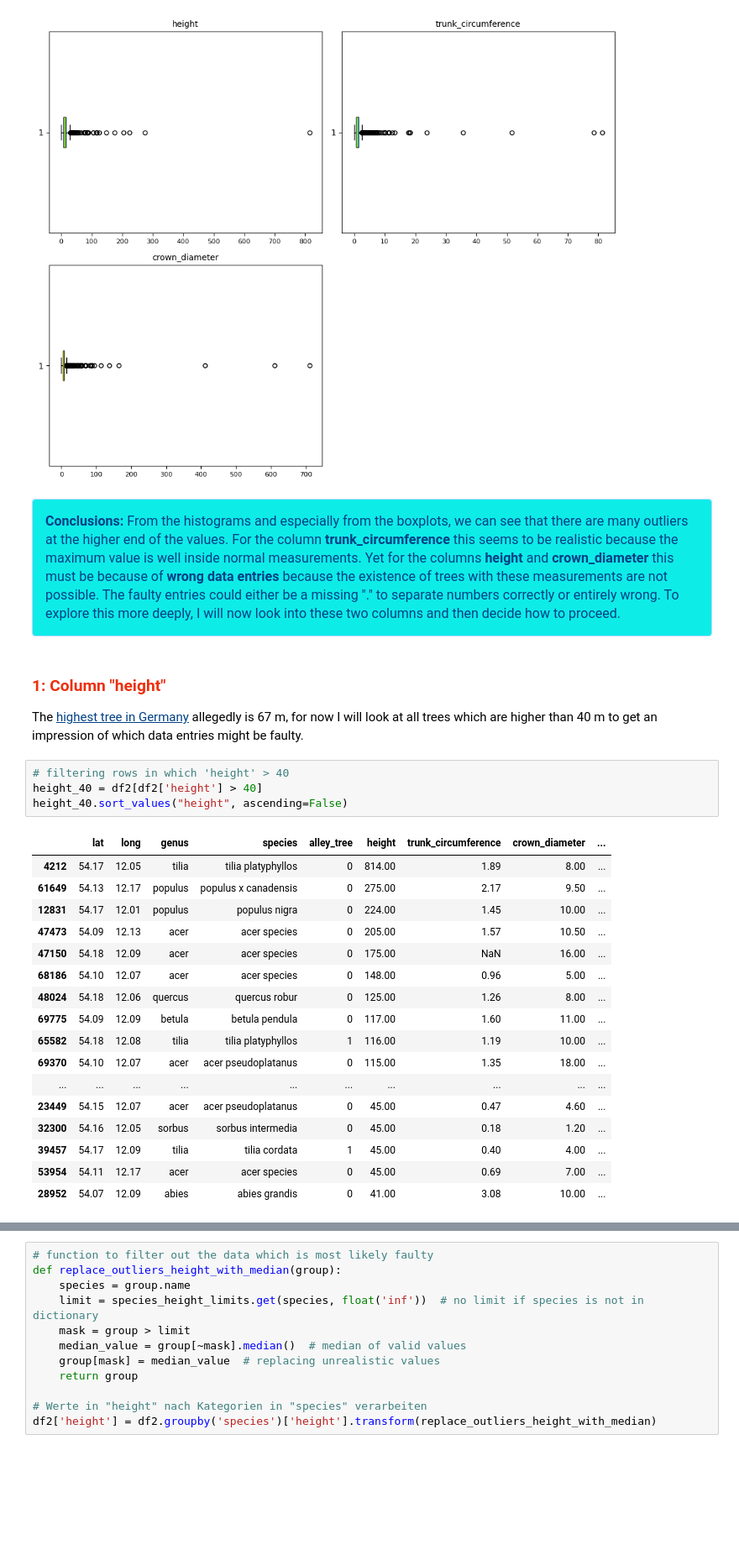
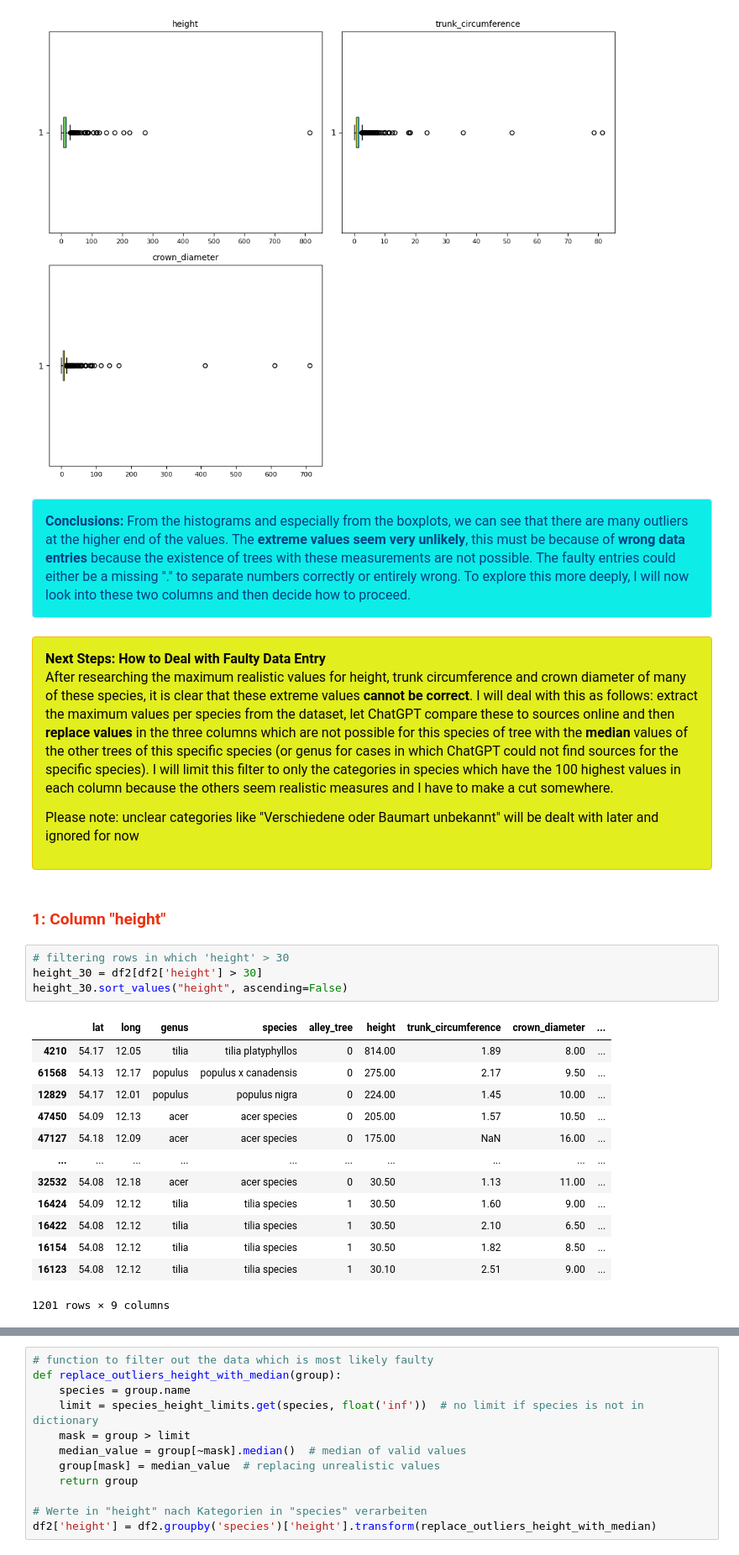
Before and after one commit to Paula0923/trees-midproject, a Jupyter notebook: cleaning-trees.ipynb, the cells around one changed output, grey strips where cells are left out. Shown at 84% size. Saved outputs shown, nothing was run; the diff lists cells and outputs as text; blank space fills up the shorter version.

```diff
--- a/cleaning-trees.ipynb
+++ b/cleaning-trees.ipynb
@@ -299,32 +299,41 @@ plt.show()
     line-height: 1.5;
     word-wrap: break-word;
     text-align: left;">
-    <strong>Conclusions:</strong> From the histograms and especially from the boxplots, we can see that there are many outliers at the higher end of the values. For the column <strong>trunk_circumference</strong> this seems to be realistic because the maximum value is well inside normal measurements. Yet for the columns <strong>height</strong> and <strong>crown_diameter</strong> this must be because of <strong>wrong data entries</strong> because the existence of trees with these measurements are not possible. The faulty entries could either be a missing "." to separate numbers correctly or entirely wrong. To explore this more deeply, I will now look into these two columns and then decide how to proceed.
+    <strong>Conclusions:</strong> From the histograms and especially from the boxplots, we can see that there are many outliers at the higher end of the values. The <strong>extreme values seem very unlikely</strong>, this must be because of <strong>wrong data entries</strong> because the existence of trees with these measurements are not possible. The faulty entries could either be a missing "." to separate numbers correctly or entirely wrong. To explore this more deeply, I will now look into these two columns and then decide how to proceed.
 </div>
-</div>
+# %% [markdown]
+<div style="
+    padding: 15px;
+    margin: 10px 0;
+    border: 1px solid #f7b70d;
+    border-radius: 4px;
+    background-color: #e2ee1e;
+    color: #060606;
+    font-size: 16px;
+    line-height: 1.5;
+    word-wrap: break-word;
+    text-align: left;">
+    <strong>Next Steps: How to Deal with Faulty Data Entry</strong>
+<p>After researching the maximum realistic values for height, trunk circumference and crown diameter of many of these species, it is clear that these extreme values <strong>cannot be correct</strong>. I will deal with this as follows: extract the maximum values per species from the dataset, let ChatGPT compare these to sources online and then <strong>replace values</strong> in the three columns which are not possible for this species of tree with the <strong>median</strong> values of the other trees of this specific species (or genus for cases in which ChatGPT could not find sources for the specific species). I will limit this filter to only the categories in species which have the 100 highest values in each column because the others seem realistic measures and I have to make a cut somewhere.</p>
+<p>Please note: unclear categories like "Verschiedene oder Baumart unbekannt" will be dealt with later and ignored for now</p>
+</div>
 # %% [markdown]
 <h3 style="color: #ec300e;">1: Column "height"</h3>
-
-<p>The <a href="https://de.wikipedia.org/wiki/Waldtraut_vom_M%C3%BChlwald" target="_blank" style="color: #004085; text-decoration: underline;">highest tree in Germany</a> allegedly is 67 m, for now I will look at all trees which are higher than 40 m to get an impression of which data entries might be faulty.</p>
 # %%
-# filtering rows in which 'height' > 40
-height_40 = df2[df2['height'] > 40]
-height_40.sort_values("height", ascending=False)
+# filtering rows in which 'height' > 30
+height_30 = df2[df2['height'] > 30]
+height_30.sort_values("height", ascending=False)
 # %% [output]
 |  | lat | long | genus | species | alley_tree | height | trunk_circumference | crown_diameter | ... |
-| 4212 | 54.17 | 12.05 | tilia | tilia platyphyllos | 0 | 814.00 | 1.89 | 8.00 | ... |
-| 61649 | 54.13 | 12.17 | populus | populus x canadensis | 0 | 275.00 | 2.17 | 9.50 | ... |
-| 12831 | 54.17 | 12.01 | populus | populus nigra | 0 | 224.00 | 1.45 | 10.00 | ... |
-| 47473 | 54.09 | 12.13 | acer | acer species | 0 | 205.00 | 1.57 | 10.50 | ... |
-| 47150 | 54.18 | 12.09 | acer | acer species | 0 | 175.00 | NaN | 16.00 | ... |
-| 68186 | 54.10 | 12.07 | acer | acer species | 0 | 148.00 | 0.96 | 5.00 | ... |
-| 48024 | 54.18 | 12.06 | quercus | quercus robur | 0 | 125.00 | 1.26 | 8.00 | ... |
-| 69775 | 54.09 | 12.09 | betula | betula pendula | 0 | 117.00 | 1.60 | 11.00 | ... |
-| 65582 | 54.18 | 12.08 | tilia | tilia platyphyllos | 1 | 116.00 | 1.19 | 10.00 | ... |
-| 69370 | 54.10 | 12.07 | acer | acer pseudoplatanus | 0 | 115.00 | 1.35 | 18.00 | ... |
+| 4210 | 54.17 | 12.05 | tilia | tilia platyphyllos | 0 | 814.00 | 1.89 | 8.00 | ... |
+| 61568 | 54.13 | 12.17 | populus | populus x canadensis | 0 | 275.00 | 2.17 | 9.50 | ... |
+| 12829 | 54.17 | 12.01 | populus | populus nigra | 0 | 224.00 | 1.45 | 10.00 | ... |
+| 47450 | 54.09 | 12.13 | acer | acer species | 0 | 205.00 | 1.57 | 10.50 | ... |
+| 47127 | 54.18 | 12.09 | acer | acer species | 0 | 175.00 | NaN | 16.00 | ... |
 | ... | ... | ... | ... | ... | ... | ... | ... | ... | ... |
-| 23449 | 54.15 | 12.07 | acer | acer pseudoplatanus | 0 | 45.00 | 0.47 | 4.60 | ... |
-| 32300 | 54.16 | 12.05 | sorbus | sorbus intermedia | 0 | 45.00 | 0.18 | 1.20 | ... |
-| 39457 | 54.17 | 12.09 | tilia | tilia cordata | 1 | 45.00 | 0.40 | 4.00 | ... |
-| 53954 | 54.11 | 12.17 | acer | acer species | 0 | 45.00 | 0.69 | 7.00 | ... |
-| 28952 | 54.07 | 12.09 | abies | abies grandis | 0 | 41.00 | 3.08 | 10.00 | ... |
+| 32532 | 54.08 | 12.18 | acer | acer species | 0 | 30.50 | 1.13 | 11.00 | ... |
+| 16424 | 54.09 | 12.12 | tilia | tilia species | 1 | 30.50 | 1.60 | 9.00 | ... |
+| 16422 | 54.08 | 12.12 | tilia | tilia species | 1 | 30.50 | 2.10 | 6.50 | ... |
+| 16154 | 54.08 | 12.12 | tilia | tilia species | 1 | 30.50 | 1.82 | 8.50 | ... |
+| 16123 | 54.08 | 12.12 | tilia | tilia species | 1 | 30.10 | 2.51 | 9.00 | ... |
+1201 rows × 9 columns
```
Also changed, not shown: parts of 56 cells of this notebook, 3 other files.
